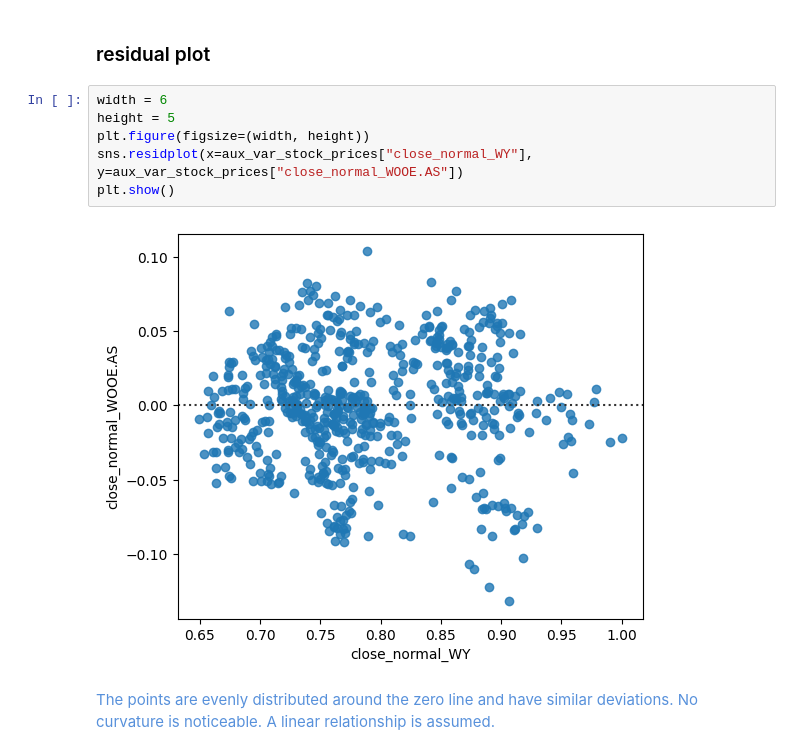
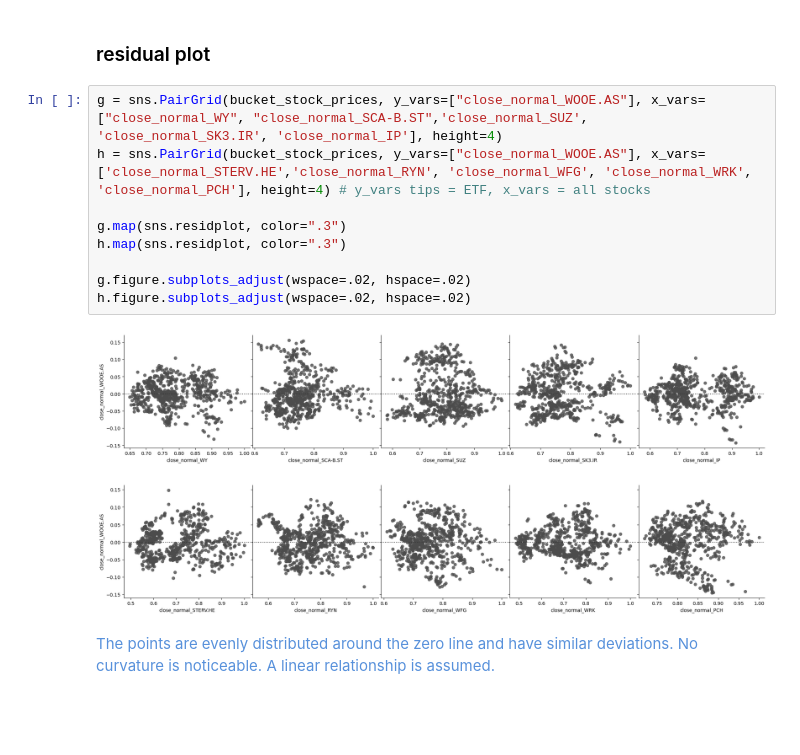
Before and after one commit to scaja/python_libraries_toolkits_for_modern_day_analysts_deprecated, a Jupyter notebook: 04_data_modeling.ipynb, the cells around one changed output. Saved outputs shown, nothing was run; the diff lists cells and outputs as text; blank space fills up the shorter version.

```diff
--- a/04_data_modeling.ipynb
+++ b/04_data_modeling.ipynb
@@ -126,12 +149,16 @@ plt.ylim(0,)
 # %% [markdown]
 ### residual plot
-# %%
-width = 6
-height = 5
-plt.figure(figsize=(width, height))
-sns.residplot(x=aux_var_stock_prices["close_normal_WY"], y=aux_var_stock_prices["close_normal_WOOE.AS"])
-plt.show()
-# %% [output]
-[figure, removed]
+# %%
+g = sns.PairGrid(bucket_stock_prices, y_vars=["close_normal_WOOE.AS"], x_vars=["close_normal_WY", "close_normal_SCA-B.ST",'close_normal_SUZ', 'close_normal_SK3.IR', 'close_normal_IP'], height=4)
+h = sns.PairGrid(bucket_stock_prices, y_vars=["close_normal_WOOE.AS"], x_vars=['close_normal_STERV.HE','close_normal_RYN', 'close_normal_WFG', 'close_normal_WRK', 'close_normal_PCH'], height=4) # y_vars tips = ETF, x_vars = all stocks
+
+g.map(sns.residplot, color=".3")
+h.map(sns.residplot, color=".3")
+
+g.figure.subplots_adjust(wspace=.02, hspace=.02)
+h.figure.subplots_adjust(wspace=.02, hspace=.02)
+# %% [output]
+[figure, added]
+[figure, added]
 # %% [markdown]
 <font color='#5891db'>The points are evenly distributed around the zero line and have similar deviations. No curvature is noticeable. A linear relationship is assumed.</font>
```
Also changed, not shown: parts of 5 cells of this notebook.
